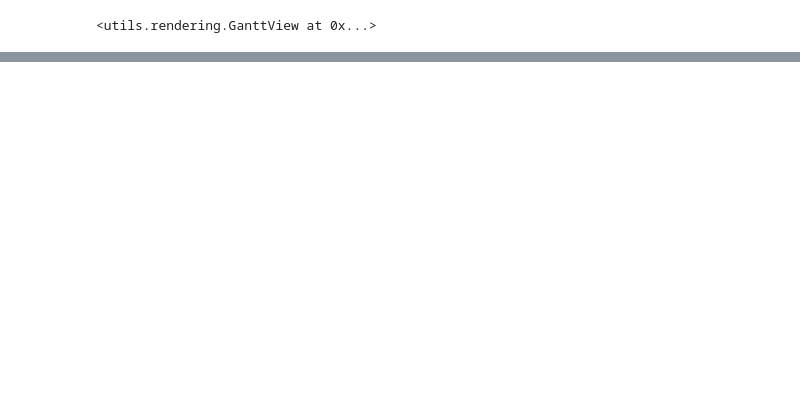
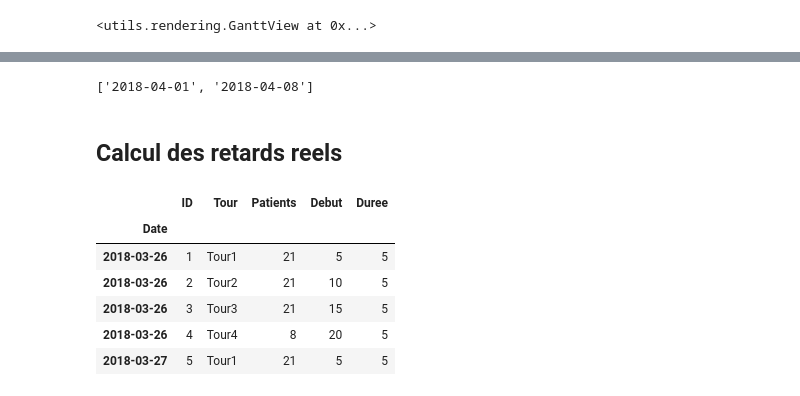
Before and after one commit to MalcomChumchouaPenda/rcemp-dial, a Jupyter notebook: notebooks/analysis_dialysis.ipynb, the cells around one changed output, grey strips where cells are left out. Saved outputs shown, nothing was run; the diff lists cells and outputs as text; code cells hidden in the pictures; blank space fills up the shorter version.

```diff
--- a/notebooks/analysis_dialysis.ipynb
+++ b/notebooks/analysis_dialysis.ipynb
@@ -44,0 +79,20 @@ ganttview.plot('%b4', '%CEMP%', time_window=(0, 168), title_format=f)
+# %%
+periods = patients_sample['period']
+periods = list(set(v for v in periods.to_dict().values()))
+periods
+# %% [output]
+['2018-04-01', '2018-04-08']
+# %% [markdown]
+## Calcul des retards reels
+# %%
+datapath = os.path.join(benchmarkdir, 'donnees_seances.csv')
+seances = pd.read_csv(datapath, sep=';', index_col='Date', parse_dates=True, dayfirst=True)
+seances.head()
+# %% [output]
+|  | ID | Tour | Patients | Debut | Duree |
+| Date |  |  |  |  |  |
+| 2018-03-26 | 1 | Tour1 | 21 | 5 | 5 |
+| 2018-03-26 | 2 | Tour2 | 21 | 10 | 5 |
+| 2018-03-26 | 3 | Tour3 | 21 | 15 | 5 |
+| 2018-03-26 | 4 | Tour4 | 8 | 20 | 5 |
+| 2018-03-27 | 5 | Tour1 | 21 | 5 | 5 |
```
Also changed, not shown: parts of 22 cells of this notebook, 13 other files.
